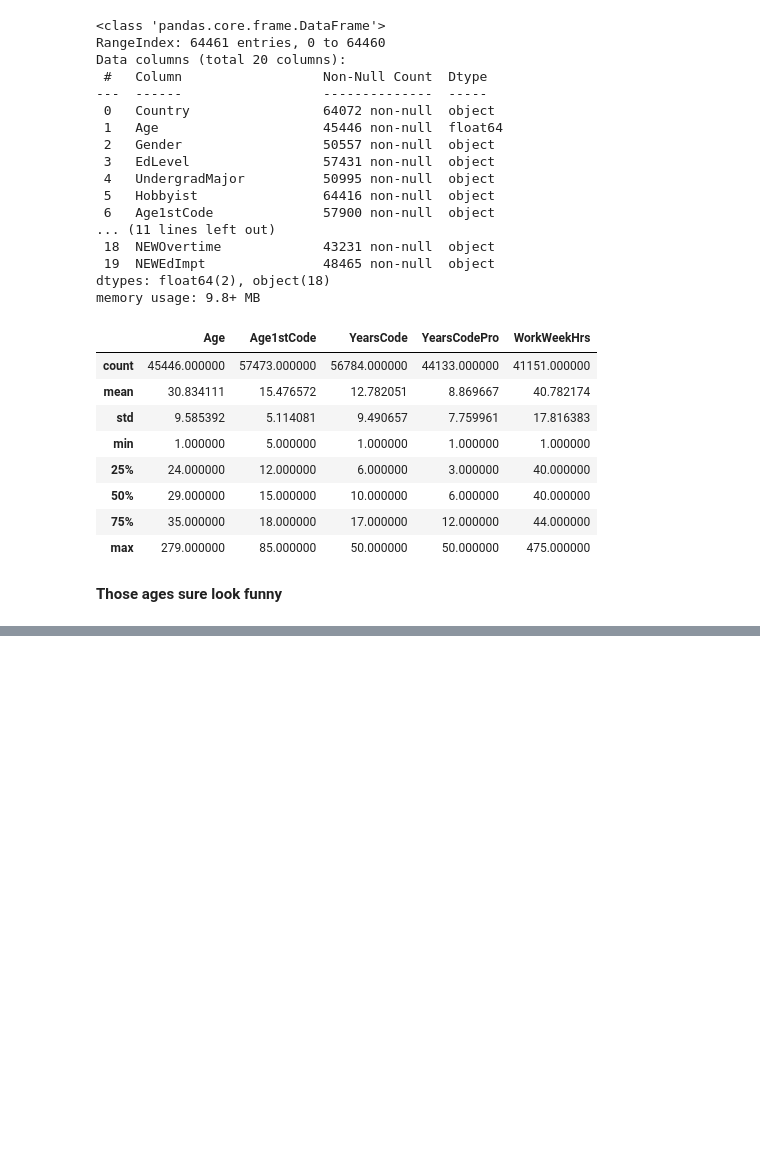
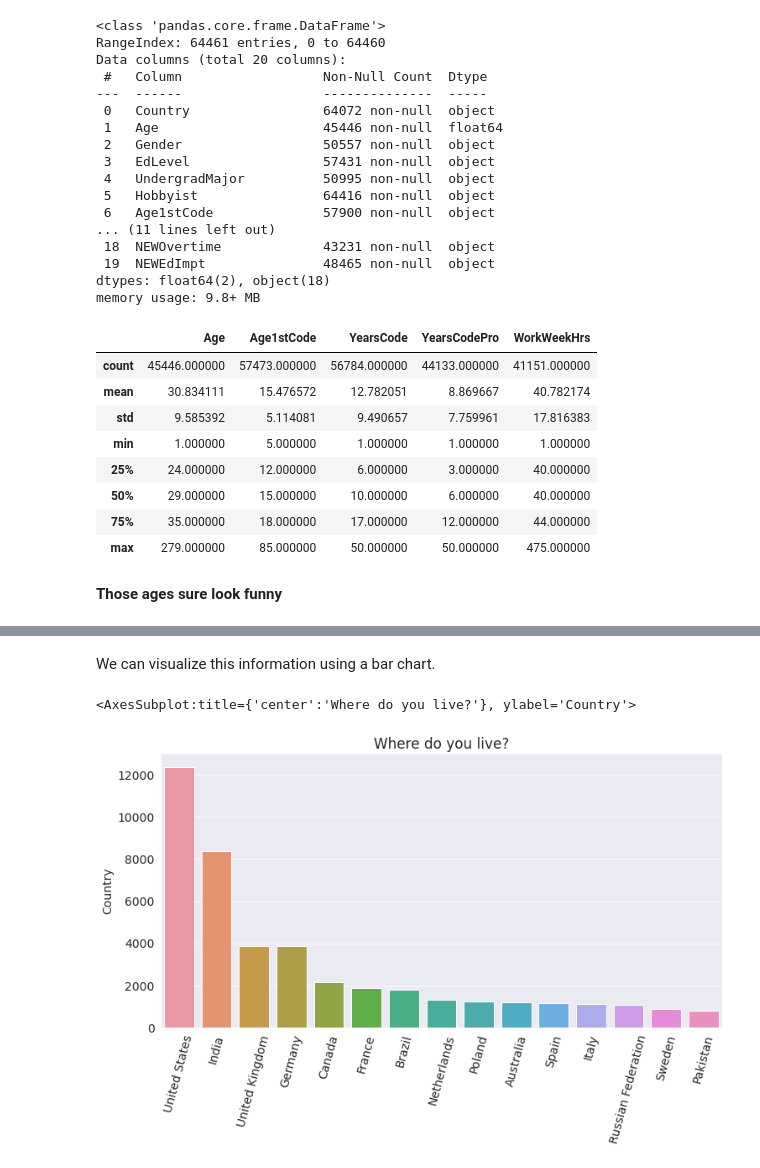
Before and after one commit to biscotty666/R-vs-Python-for-Data-Science, a Jupyter notebook: Tutorial.ipynb, the cells around one changed output, grey strips where cells are left out. Saved outputs shown, nothing was run; the diff lists cells and outputs as text; code cells hidden in the pictures; blank space fills up the shorter version.

```diff
--- a/Tutorial.ipynb
+++ b/Tutorial.ipynb
@@ -161,7 +161,7 @@ survey_df.describe()
 # %% [markdown]
 __Those ages sure look funny__
 # %%
-survey_df.drop(survey_df[survey_df.Age < 20].index, inplace=True)
+survey_df.drop(survey_df[survey_df.Age < 10].index, inplace=True)
 # %%
 survey_df.drop(survey_df[survey_df.Age > 100].index, inplace=True)
 # %%
@@ -181,3 +181,5 @@ Woman;Man;Non-binary, genderqueer, or gender non-conforming       24
 Name: Gender, dtype: int64
 # %%
 import numpy as np
+# %%
+survey_df.where(~(survey_df.Gender.str.contains(';', na=False)), np.nan, inplace=True)
@@ -183,0 +206,10 @@ import numpy as np
+# %%
+import seaborn as sns
+import matplotlib
+import matplotlib.pyplot as plt
+%matplotlib inline
+
+sns.set_style('darkgrid')
+matplotlib.rcParams['font.size'] = 14
+matplotlib.rcParams['figure.figsize'] = (9, 5)
+matplotlib.rcParams['figure.facecolor'] = '#00000000'
@@ -183,0 +230,3 @@ import numpy as np
+# %%
+top_countries = survey_df.Country.value_counts().head(15)
+top_countries
@@ -183,0 +250,10 @@ import numpy as np
+# %% [markdown]
+We can visualize this information using a bar chart.
+# %%
+plt.figure(figsize=(12,6))
+plt.xticks(rotation=75)
+plt.title(schema.Country)
+sns.barplot(x = top_countries.index, y=top_countries)
+# %% [output]
+<AxesSubplot:title={'center':'Where do you live?'}, ylabel='Country'>
+[figure, added]
```
Also changed, not shown: parts of 23 cells of this notebook, 6 other files.
